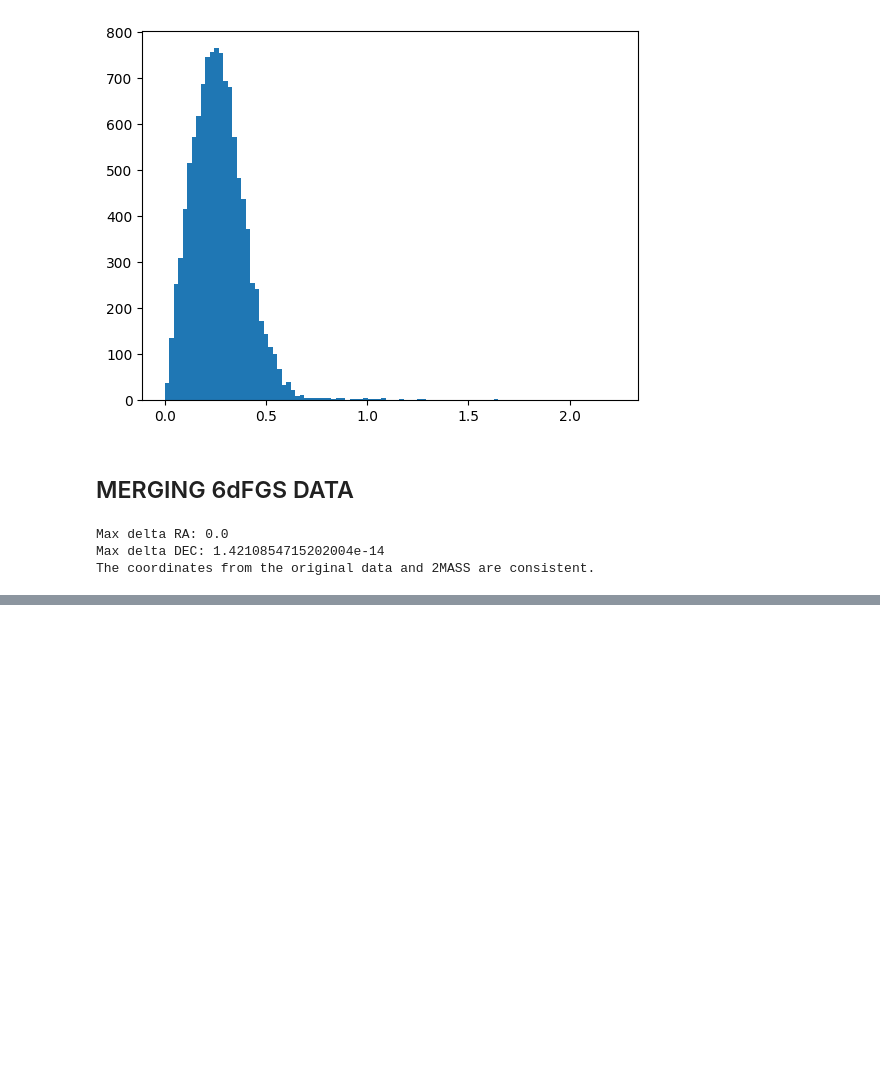
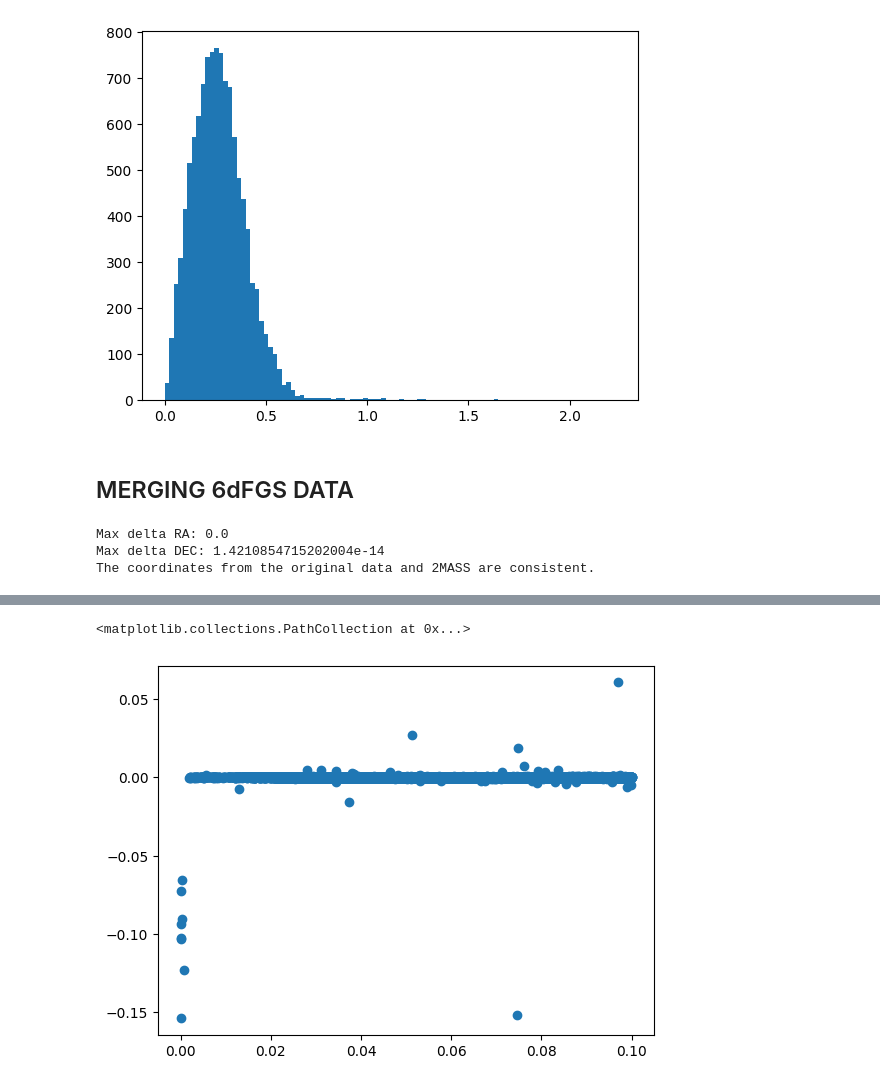
Before and after one commit to mrafifrbbn/thesis-research-2.0, a Jupyter notebook: notebook.ipynb, the cells around one changed output, grey strips where cells are left out. Saved outputs shown, nothing was run; the diff lists cells and outputs as text; code cells hidden in the pictures; blank space fills up the shorter version.

```diff
--- a/notebook.ipynb
+++ b/notebook.ipynb
@@ -544,0 +669,5 @@ df
+# %%
+plt.scatter(df.z, delta_z_lamost)
+# %% [output]
+<matplotlib.collections.PathCollection at 0x...>
+[figure, added]
```
Also changed, not shown: parts of 10 cells of this notebook, 1 other file.
